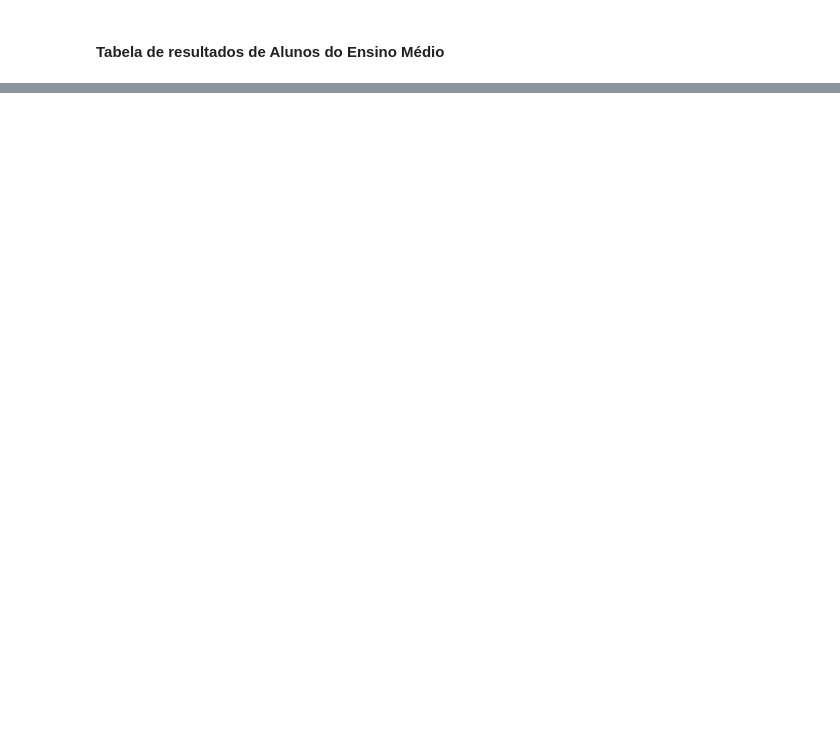
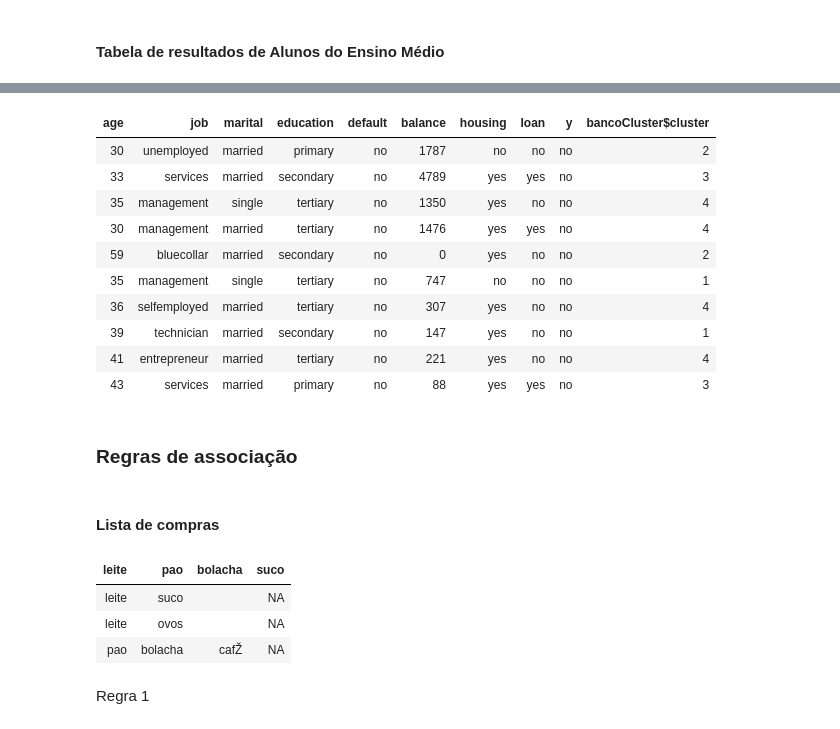
Before and after one commit to Hobbies-Prof-Bento/atividadesEspecializacaoIAA2022_2023, a Jupyter notebook: IAA007 e IAA008-Aprendizado de Máquina e Laboratório de IA/Trabalho Final.ipynb, the cells around one changed output, grey strips where cells are left out. Saved outputs shown, nothing was run; the diff lists cells and outputs as text; code cells hidden in the pictures; blank space fills up the shorter version.

Commit message:
Atualização agrupamento, associação e regressão

```diff
--- a/IAA007 e IAA008-Aprendizado de Máquina e Laboratório de IA/Trabalho Final.ipynb
+++ b/IAA007 e IAA008-Aprendizado de Máquina e Laboratório de IA/Trabalho Final.ipynb
@@ -3513,0 +4654,4 @@ O **MAE** foi de **142.194551533152**
+# %%
+#carregando dados
+dados_banco <- read.csv ("dados/Material 07 - 5 – Banco - Dados.csv")
+head(dados_banco)
@@ -3513,0 +4666,10 @@ O **MAE** foi de **142.194551533152**
+# %%
+#importando biblioteca de agrupamento para palavras
+library(klaR)
+
+#definindo semente pseudo-aleatória
+set.seed(85941)
+
+#utilizando k-means para agrupar dados
+bancoCluster <- kmodes(dados_banco,4)
+bancoCluster
@@ -3513,0 +4696,33 @@ O **MAE** foi de **142.194551533152**
+# %%
+#exibindo resultado das 10 primeiras linhas com o cluster correspondente
+resultado_banco <- cbind(dados_banco, bancoCluster$cluster)
+head(resultado_banco,10)
+# %% [output]
+| age | job | marital | education | default | balance | housing | loan | y | bancoCluster$cluster |
+| 30 | unemployed | married | primary | no | 1787 | no | no | no | 2 |
+| 33 | services | married | secondary | no | 4789 | yes | yes | no | 3 |
+| 35 | management | single | tertiary | no | 1350 | yes | no | no | 4 |
+| 30 | management | married | tertiary | no | 1476 | yes | yes | no | 4 |
+| 59 | bluecollar | married | secondary | no | 0 | yes | no | no | 2 |
+| 35 | management | single | tertiary | no | 747 | no | no | no | 1 |
+| 36 | selfemployed | married | tertiary | no | 307 | yes | no | no | 4 |
+| 39 | technician | married | secondary | no | 147 | yes | no | no | 1 |
+| 41 | entrepreneur | married | tertiary | no | 221 | yes | no | no | 4 |
+| 43 | services | married | primary | no | 88 | yes | yes | no | 3 |
+# %% [markdown]
+### Regras de associação
+# %% [markdown]
+#### Lista de compras
+# %%
+#carregando dados e importando biblioteca
+library(arules)
+
+dados_compras <- read.csv2 ("dados/Material 08 – 1 - Lista de Compras - Dados.csv")
+head(dados_compras)
+# %% [output]
+| leite | pao | bolacha | suco |
+| leite | suco |  | NA |
+| leite | ovos |  | NA |
+| pao | bolacha | cafŽ | NA |
+# %% [markdown]
+Regra 1
```
Also changed, not shown: parts of 157 cells of this notebook, 5 other files.
